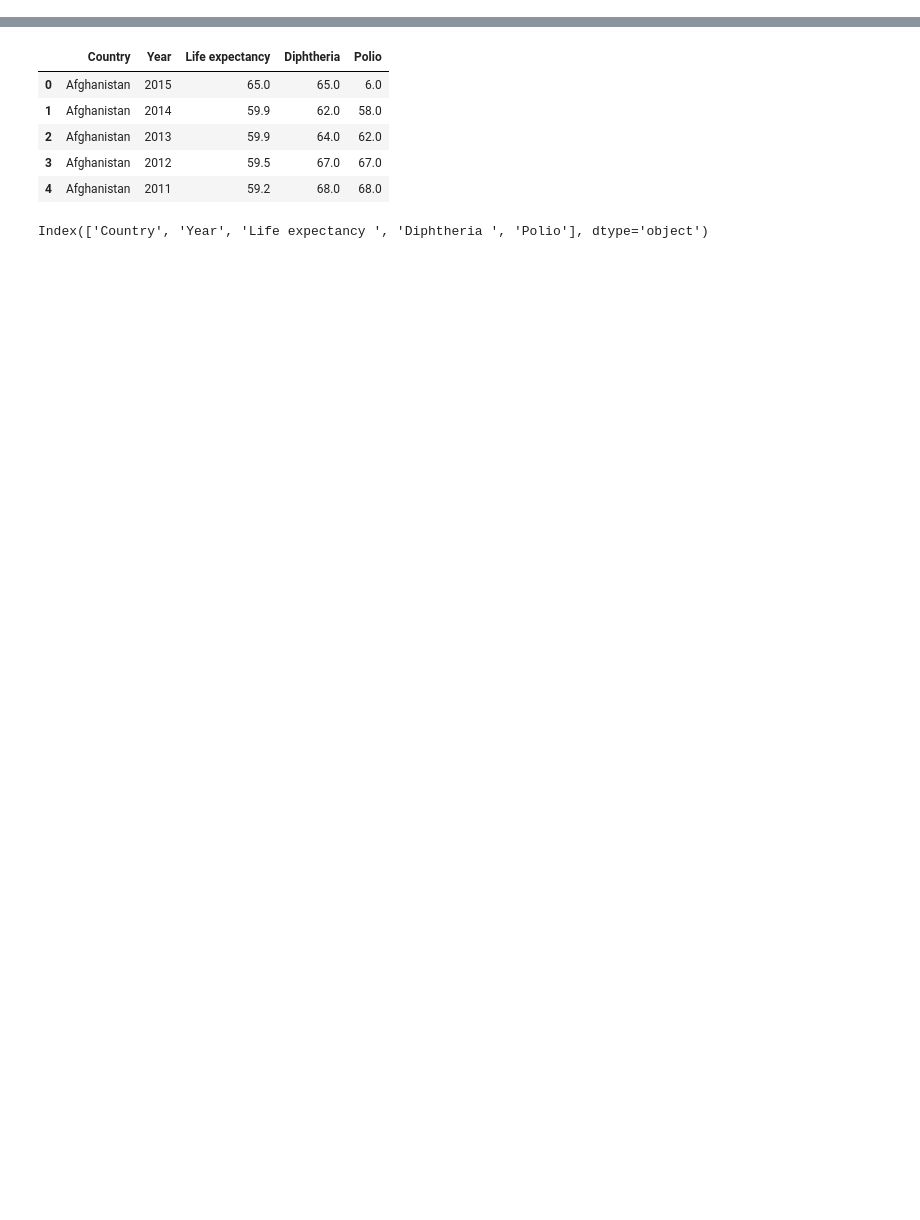
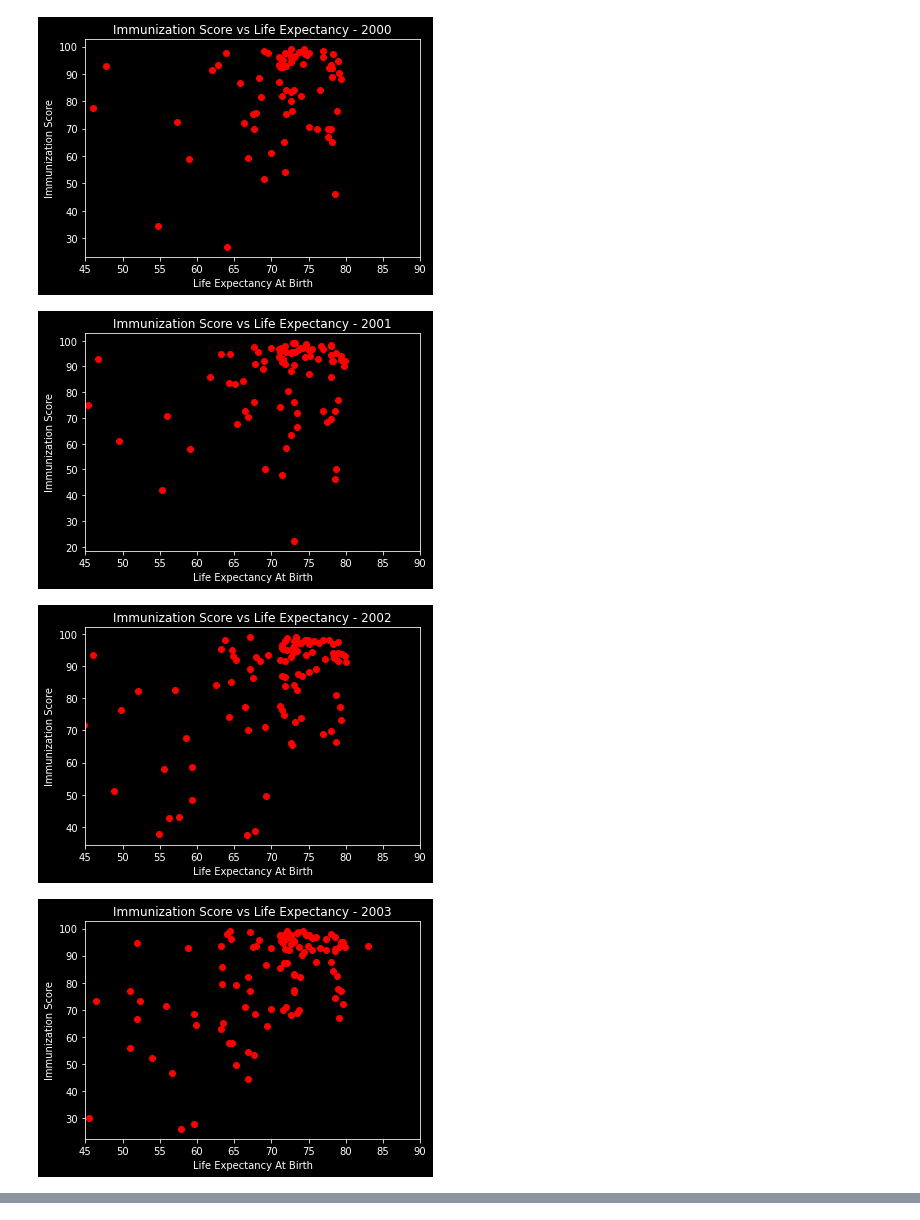
Before and after one commit to ryan-egbert/life-expectancy, a Jupyter notebook: scripts/immunization_score.ipynb, the cells around one changed output, grey strips where cells are left out. Cells and saved outputs as stored; diff of their text form; code cells hidden in the pictures; blank space fills up the shorter version.

```diff
--- a/scripts/immunization_score.ipynb
+++ b/scripts/immunization_score.ipynb
@@ -8,0 +1,36 @@ IMMUNIZATION_COLUMNS = ["Country", "Year", "Life expectancy ", "Diphtheria ", "P
+# %%
+import pandas as pd
+import os
+import matplotlib
+import matplotlib.pyplot as plt
+
+data = pd.read_csv("python/final_project/data/original_life_expectancy_data.csv")
+measles = pd.read_csv("python/final_project/data/measles_immunization.csv")
+
+IMMUNIZATION_COLUMNS = ["Country", "Year", "Life expectancy ", "Hepatitis B", "Diphtheria ", "Polio"]
+idata = data[IMMUNIZATION_COLUMNS].copy()
+idata.columns = ['country', 'year', 'life_expectancy', 'hep_b', 'diphtheria', 'polio']
+
+idata.fillna(idata.mean())
+
+for year in range(2000,2016):
+    measles_year = measles[['Country Name', str(year)]].copy()
+    measles_year.columns = ['country', 'measles']
+    idata_year = idata.merge(measles_year, how="left", on="country")
+
+    idata_year['immunization_score'] = round((idata_year['hep_b'] + idata_year['diphtheria'] + idata_year['polio'] + idata_year['measles']) / 4, 2)
+
+    idata_year.drop(idata[idata_year['year'] != year].index, inplace=True)
+
+    plt.scatter(idata_year.life_expectancy, idata_year.immunization_score, color="red")
+    plt.title("Immunization Score vs Life Expectancy - " + str(year))
+    plt.xlim([45,90])
+    plt.xlabel("Life Expectancy At Birth")
+    plt.ylabel("Immunization Score")
+    plt.savefig(str(year) + "_fig")
+    plt.show()
+# %% [output]
+[figure, added]
+[figure, added]
+[figure, added]
+[figure, added]
@@ -11,13 +47,0 @@ idata = data[IMMUNIZATION_COLUMNS].copy()
-# %%
-idata.head()
-# %% [output]
-|  | Country | Year | Life expectancy | Diphtheria | Polio |
-| 0 | Afghanistan | 2015 | 65.0 | 65.0 | 6.0 |
-| 1 | Afghanistan | 2014 | 59.9 | 62.0 | 58.0 |
-| 2 | Afghanistan | 2013 | 59.9 | 64.0 | 62.0 |
-| 3 | Afghanistan | 2012 | 59.5 | 67.0 | 67.0 |
-| 4 | Afghanistan | 2011 | 59.2 | 68.0 | 68.0 |
-# %%
-idata.columns
-# %% [output]
-Index(['Country', 'Year', 'Life expectancy ', 'Diphtheria ', 'Polio'], dtype='object')
```
Also changed, not shown: parts of 16 cells of this notebook, 1 other file.
